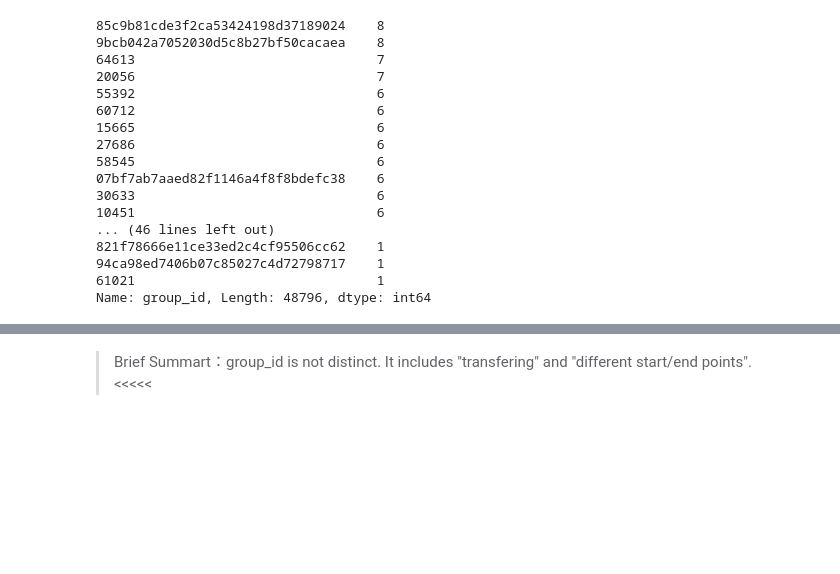
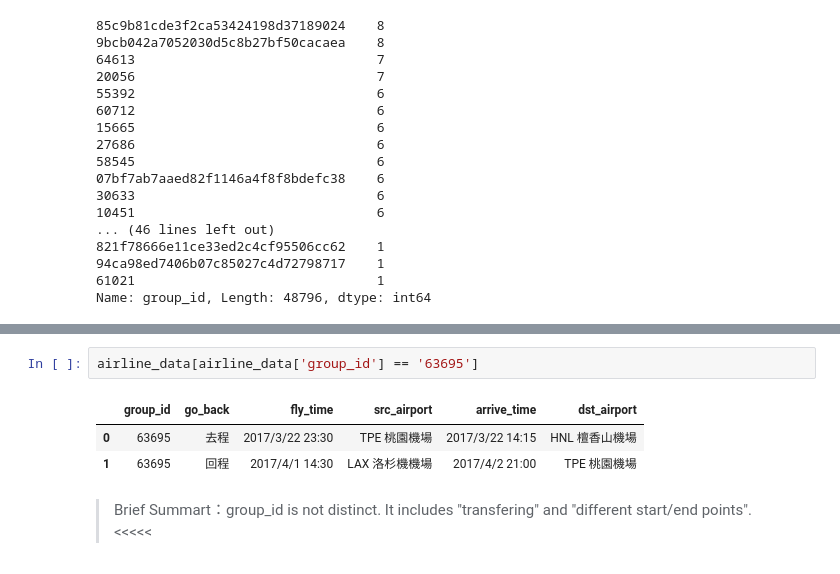
Before and after one commit to HuangKY/t_brain_ai, a Jupyter notebook: analysis/HuangKY/analysis_Huang.ipynb, the cells around one changed output, grey strips where cells are left out. Drawn from its saved outputs; the diff is of its cells as text; blank space fills up the shorter version.

```diff
--- a/analysis/HuangKY/analysis_Huang.ipynb
+++ b/analysis/HuangKY/analysis_Huang.ipynb
@@ -76,6 +76,12 @@ airline_data[airline_data['group_id'] == '85c9b81cde3f2ca53424198d37189024']
 | 103680 | 85c9b81cde3f2ca53424198d37189024 | 回程 | 2018/4/9 21:50 | AUH 阿布達比機場 | 2018/4/10 10:05 | HKG 香港機場 |
 | 103681 | 85c9b81cde3f2ca53424198d37189024 | 回程 | 2018/4/10 13:10 | HKG 香港機場 | 2018/4/10 15:10 | TPE 桃園機場 |
 | 103682 | 85c9b81cde3f2ca53424198d37189024 | 回程 | 2018/4/10 12:40 | HKG 香港機場 | 2018/4/10 14:10 | KHH 高雄機場 |
+# %%
+airline_data[airline_data['group_id'] == '63695']
+# %% [output]
+|  | group_id | go_back | fly_time | src_airport | arrive_time | dst_airport |
+| 0 | 63695 | 去程 | 2017/3/22 23:30 | TPE 桃園機場 | 2017/3/22 14:15 | HNL 檀香山機場 |
+| 1 | 63695 | 回程 | 2017/4/1 14:30 | LAX 洛杉機機場 | 2017/4/2 21:00 | TPE 桃園機場 |
 # %% [markdown]
 > Brief Summart：group_id is not distinct. It includes "transfering" and "different start/end points". <<<<<
 # %%
```
Also changed, not shown: 1 other file.
